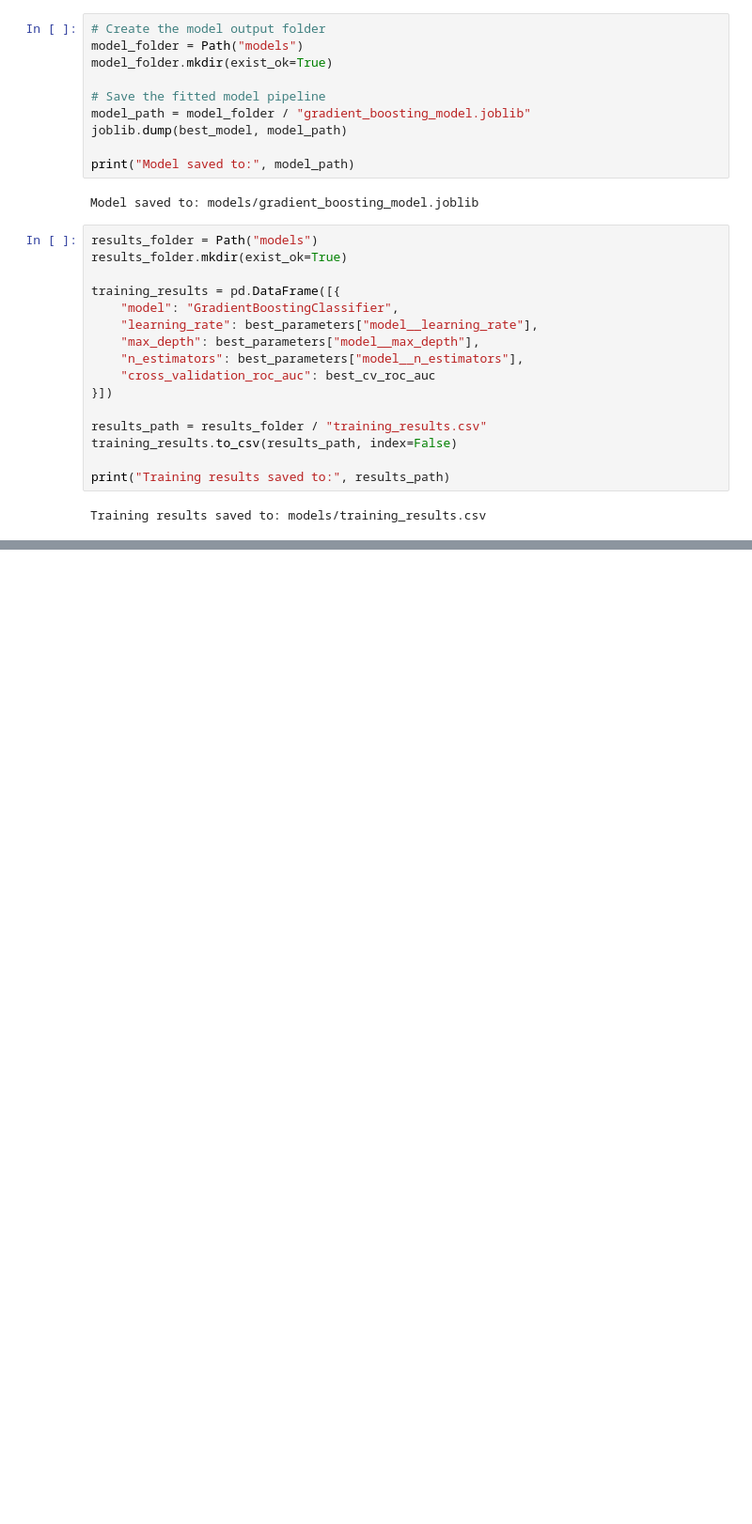
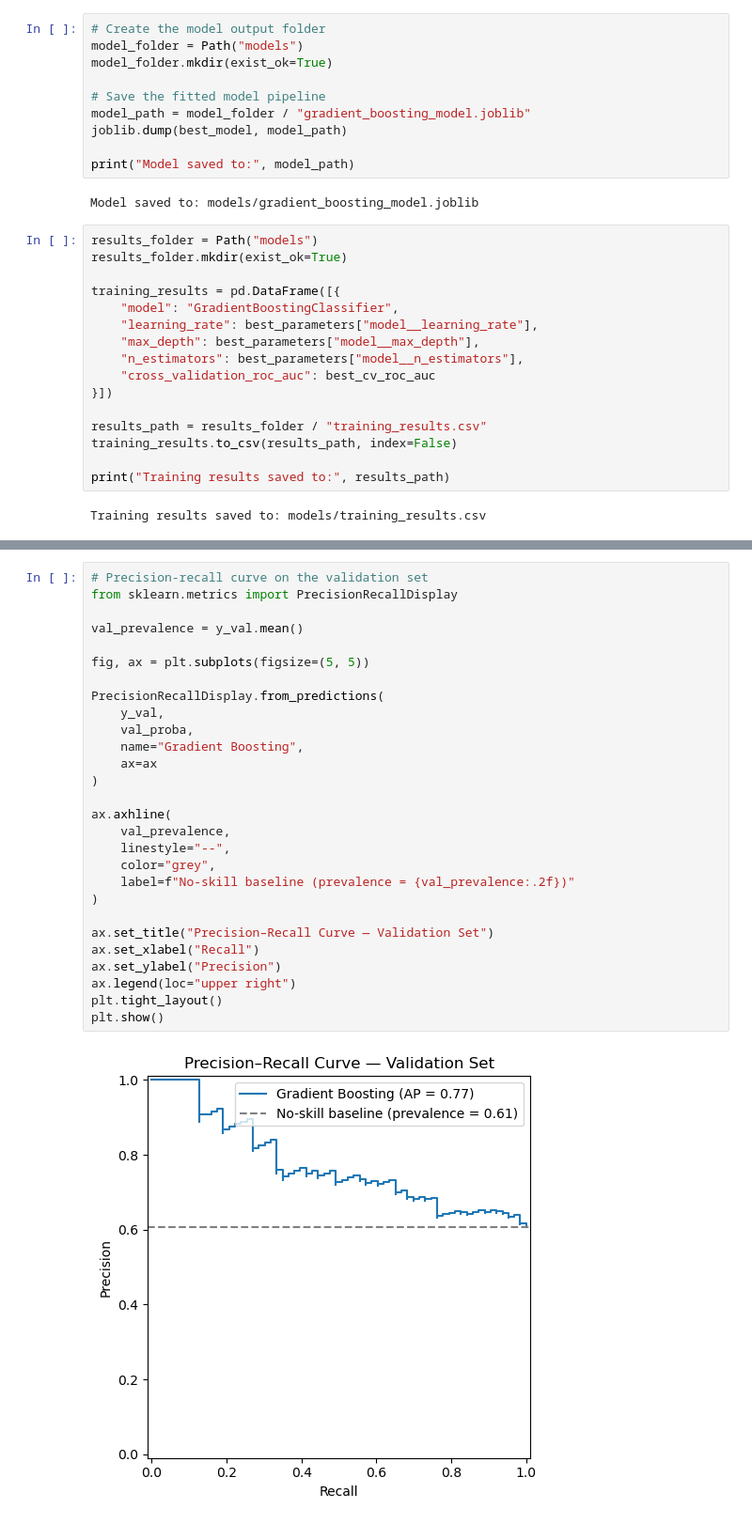
Before and after one commit to 26304870-STADIO/CAP182_STADIOEquities_first-deposit-activation-project, a Jupyter notebook: SS3_PartB.ipynb, the cells around one changed output, grey strips where cells are left out. Shown at 94% size. Cells and saved outputs as stored; diff of their text form; blank space fills up the shorter version.

```diff
--- a/SS3_PartB.ipynb
+++ b/SS3_PartB.ipynb
@@ -1802,0 +1967,30 @@ Training results saved to: models/training_results.csv
+# %%
+# Precision-recall curve on the validation set
+from sklearn.metrics import PrecisionRecallDisplay
+
+val_prevalence = y_val.mean()
+
+fig, ax = plt.subplots(figsize=(5, 5))
+
+PrecisionRecallDisplay.from_predictions(
+    y_val,
+    val_proba,
+    name="Gradient Boosting",
+    ax=ax
+)
+
+ax.axhline(
+    val_prevalence,
+    linestyle="--",
+    color="grey",
+    label=f"No-skill baseline (prevalence = {val_prevalence:.2f})"
+)
+
+ax.set_title("Precision–Recall Curve — Validation Set")
+ax.set_xlabel("Recall")
+ax.set_ylabel("Precision")
+ax.legend(loc="upper right")
+plt.tight_layout()
+plt.show()
+# %% [output]
+[figure, added]
```
Also changed, not shown: parts of 24 cells of this notebook.
